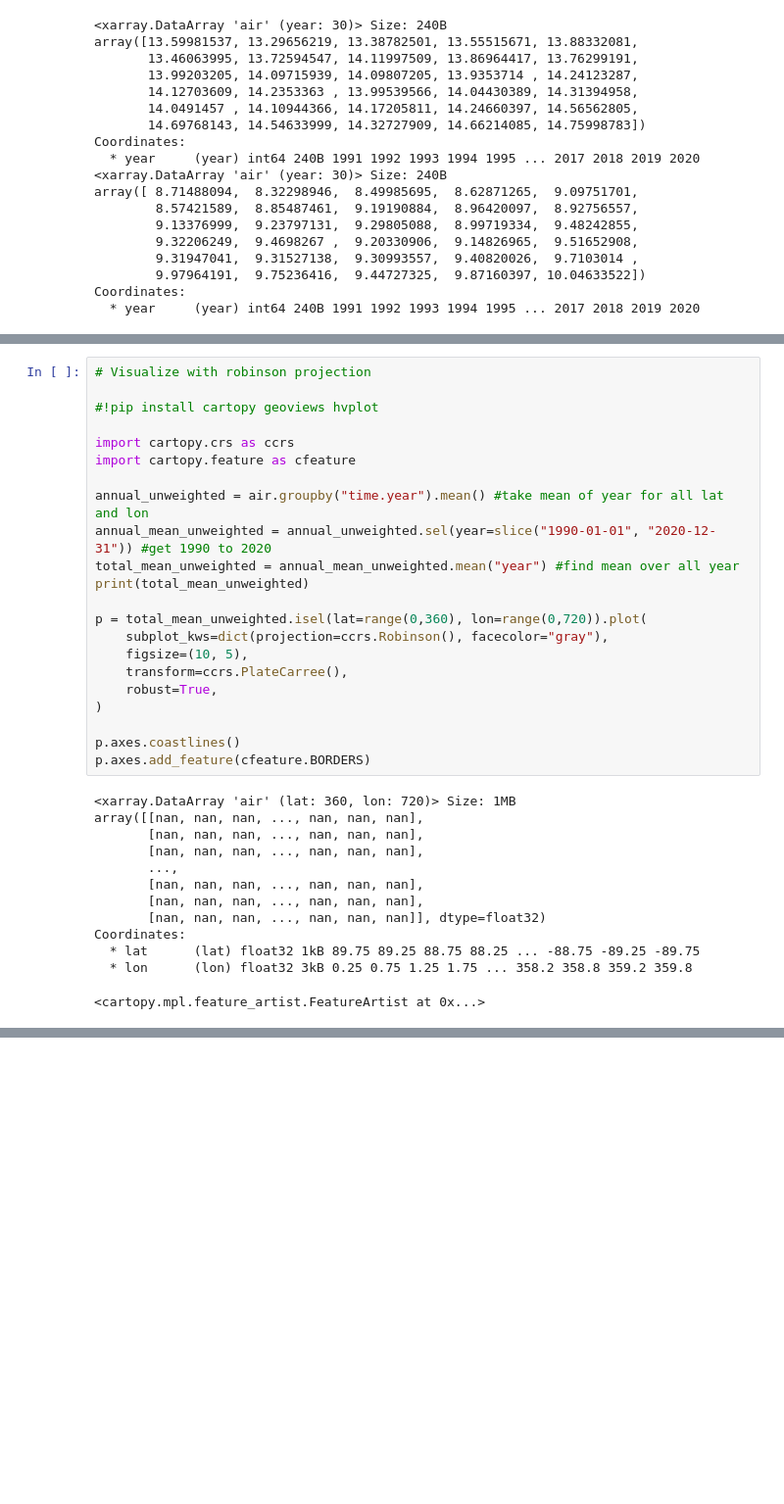
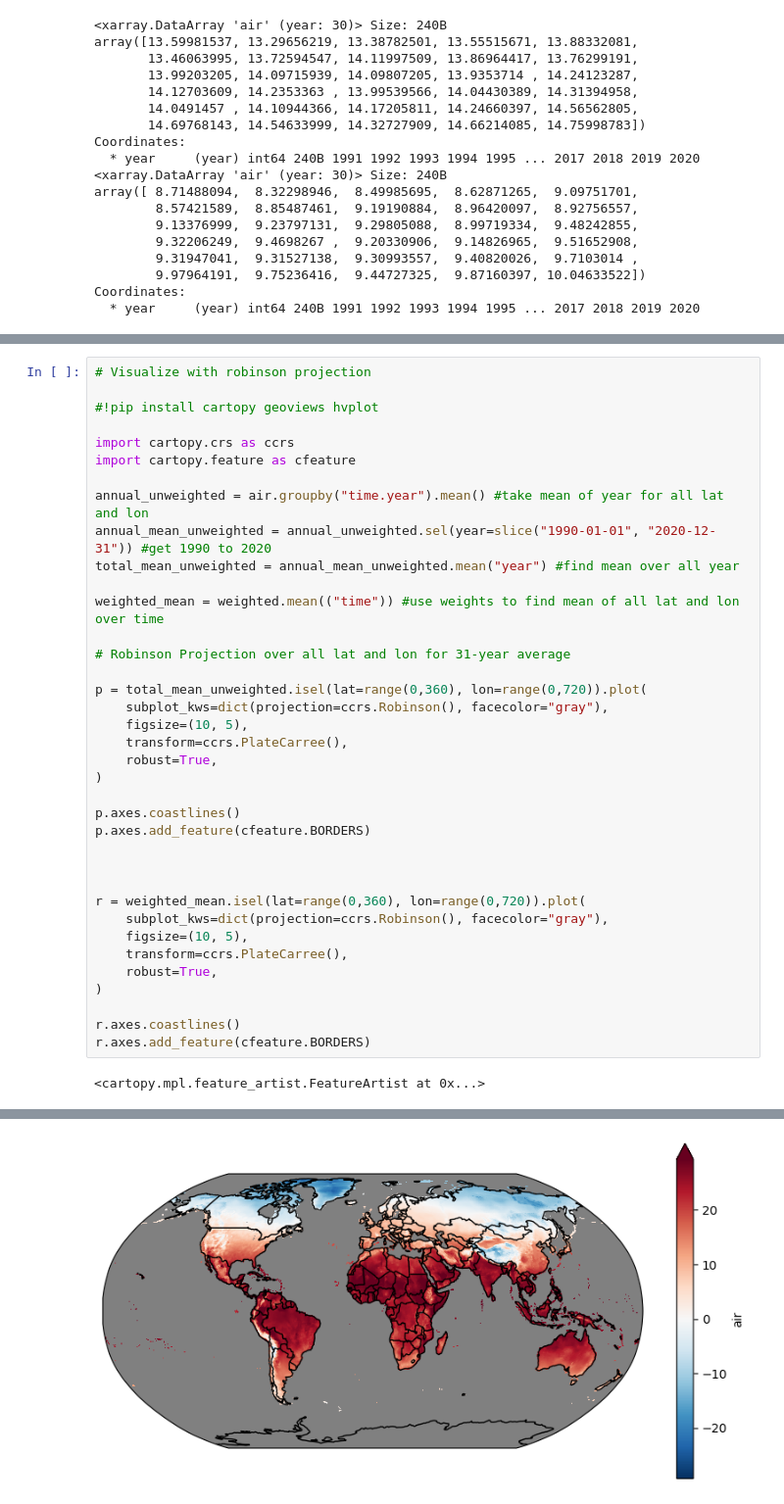
Before and after one commit to emmstrick/FWE458, a Jupyter notebook: Homework_6/Homework_6.ipynb, the cells around one changed output, grey strips where cells are left out. Shown: that part at 98% size. Cells and saved outputs as stored; diff of their text form; blank space fills up the shorter version.

```diff
--- a/Homework_6/Homework_6.ipynb
+++ b/Homework_6/Homework_6.ipynb
@@ -76,36 +77,41 @@ plt.legend()
 # %%
 # Visualize with robinson projection
 
 #!pip install cartopy geoviews hvplot
 
 import cartopy.crs as ccrs
 import cartopy.feature as cfeature
 
 annual_unweighted = air.groupby("time.year").mean() #take mean of year for all lat and lon
 annual_mean_unweighted = annual_unweighted.sel(year=slice("1990-01-01", "2020-12-31")) #get 1990 to 2020
 total_mean_unweighted = annual_mean_unweighted.mean("year") #find mean over all year
-print(total_mean_unweighted)
+
+weighted_mean = weighted.mean(("time")) #use weights to find mean of all lat and lon over time
+
+# Robinson Projection over all lat and lon for 31-year average
 
 p = total_mean_unweighted.isel(lat=range(0,360), lon=range(0,720)).plot(
     subplot_kws=dict(projection=ccrs.Robinson(), facecolor="gray"),
     figsize=(10, 5),
     transform=ccrs.PlateCarree(),
     robust=True,
 )
 
 p.axes.coastlines()
 p.axes.add_feature(cfeature.BORDERS)
+
+
+
+r = weighted_mean.isel(lat=range(0,360), lon=range(0,720)).plot(
+    subplot_kws=dict(projection=ccrs.Robinson(), facecolor="gray"),
+    figsize=(10, 5),
+    transform=ccrs.PlateCarree(),
+    robust=True,
+)
+
+r.axes.coastlines()
+r.axes.add_feature(cfeature.BORDERS)
 # %% [output]
-<xarray.DataArray 'air' (lat: 360, lon: 720)> Size: 1MB
-array([[nan, nan, nan, ..., nan, nan, nan],
-       [nan, nan, nan, ..., nan, nan, nan],
-       [nan, nan, nan, ..., nan, nan, nan],
-       ...,
-       [nan, nan, nan, ..., nan, nan, nan],
-       [nan, nan, nan, ..., nan, nan, nan],
-       [nan, nan, nan, ..., nan, nan, nan]], dtype=float32)
-Coordinates:
-  * lat      (lat) float32 1kB 89.75 89.25 88.75 88.25 ... -88.75 -89.25 -89.75
-  * lon      (lon) float32 3kB 0.25 0.75 1.25 1.75 ... 358.2 358.8 359.2 359.8
+<cartopy.mpl.feature_artist.FeatureArtist at 0x...>
-<cartopy.mpl.feature_artist.FeatureArtist at 0x...>
 [figure]
+[figure, added]
```
Also changed, not shown: parts of 1 cell of this notebook.
